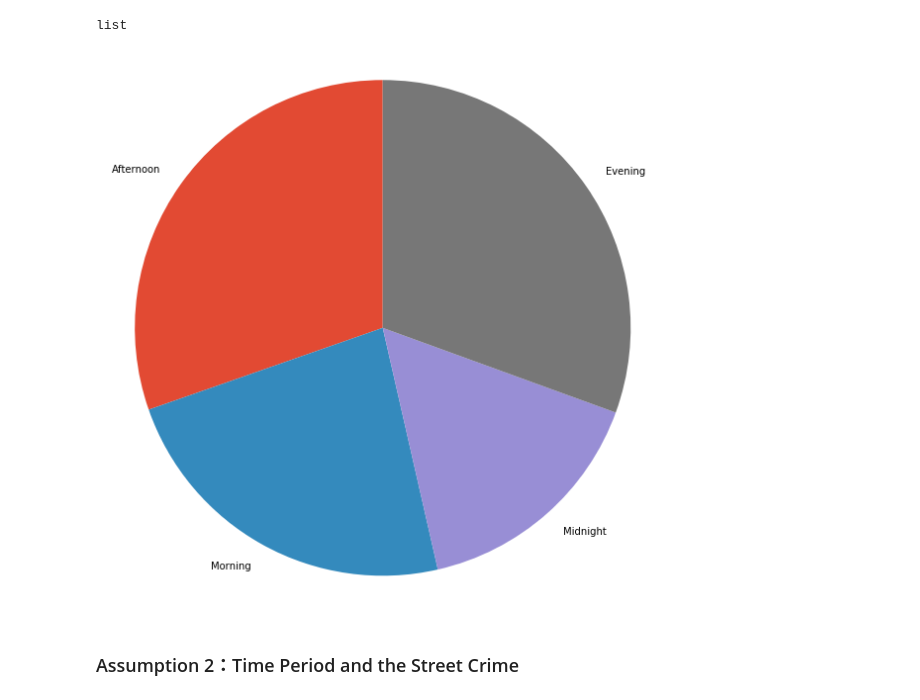
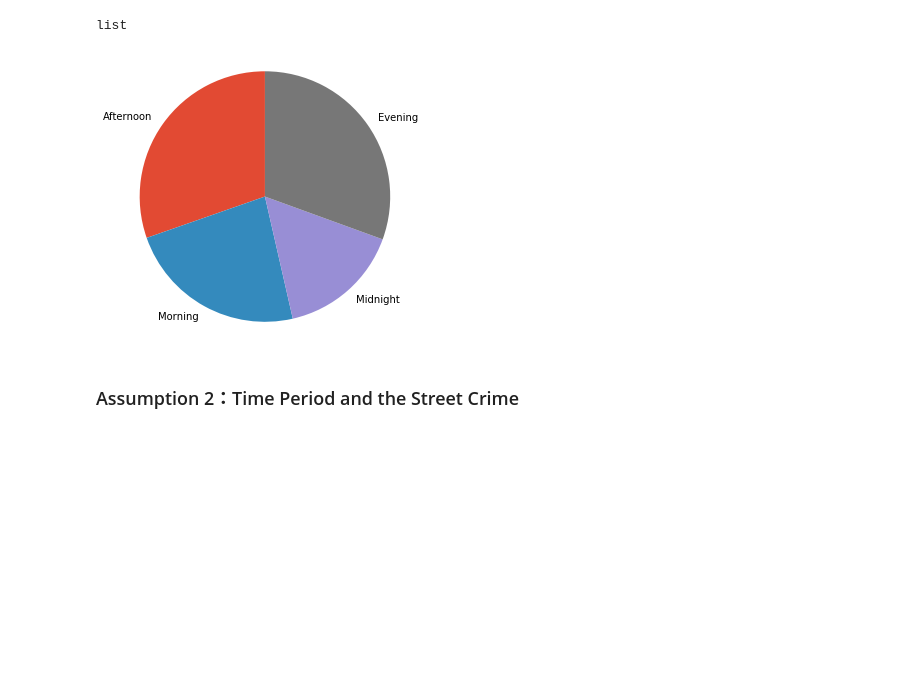
Before and after one commit to ave-u/big-data-analytics, a Jupyter notebook: chuanlong/Assumptions.ipynb, the cells around one changed output. Saved outputs shown, nothing was run; the diff lists cells and outputs as text; code cells hidden in the pictures; blank space fills up the shorter version.

```diff
--- a/chuanlong/Assumptions.ipynb
+++ b/chuanlong/Assumptions.ipynb
@@ -75,10 +75,10 @@ list
 # %%
 fig, ax = plt.subplots()
 ax.pie(np.array(assump_1_data)[:, 1], labels = np.array(assump_1_data)[:, 0], startangle=90)
 ax.axis('equal')  # Equal aspect ratio ensures that pie is drawn as a circle.
-fig.set_size_inches(10,10)
+fig.set_size_inches(5, 5)
 # %% [output]
-[figure, old version]
+[figure, new version]
 # %% [markdown]
 ### Assumption 2：Time Period and the Street Crime
 # %%
```
Also changed, not shown: parts of 11 cells of this notebook.
